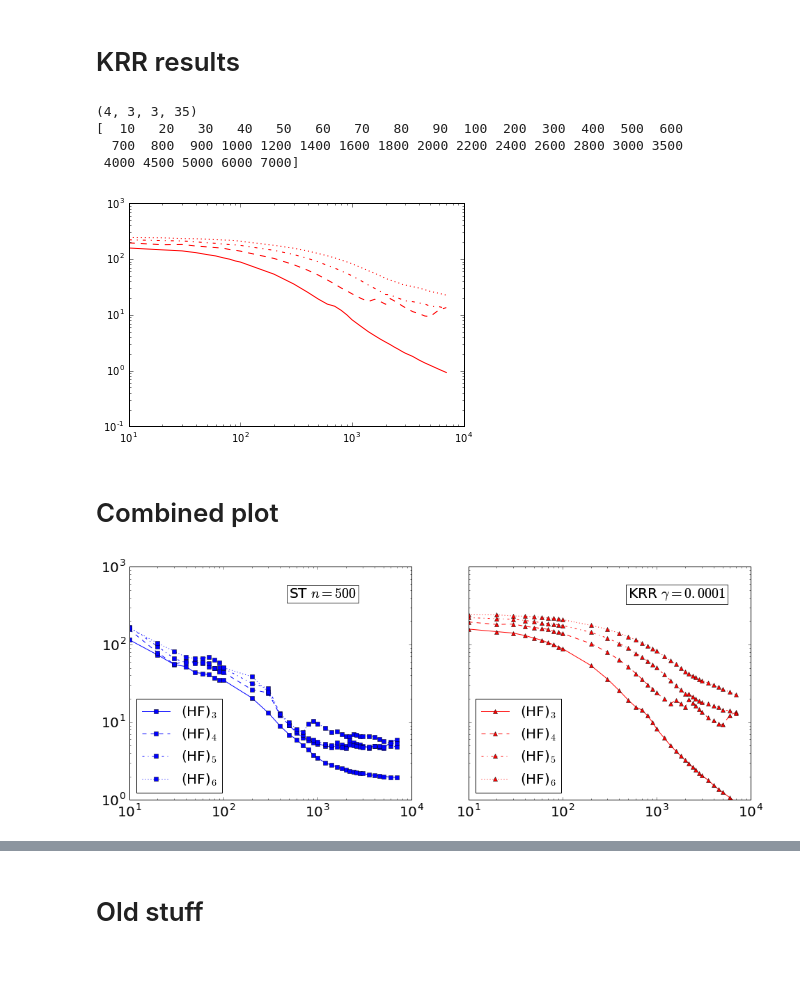
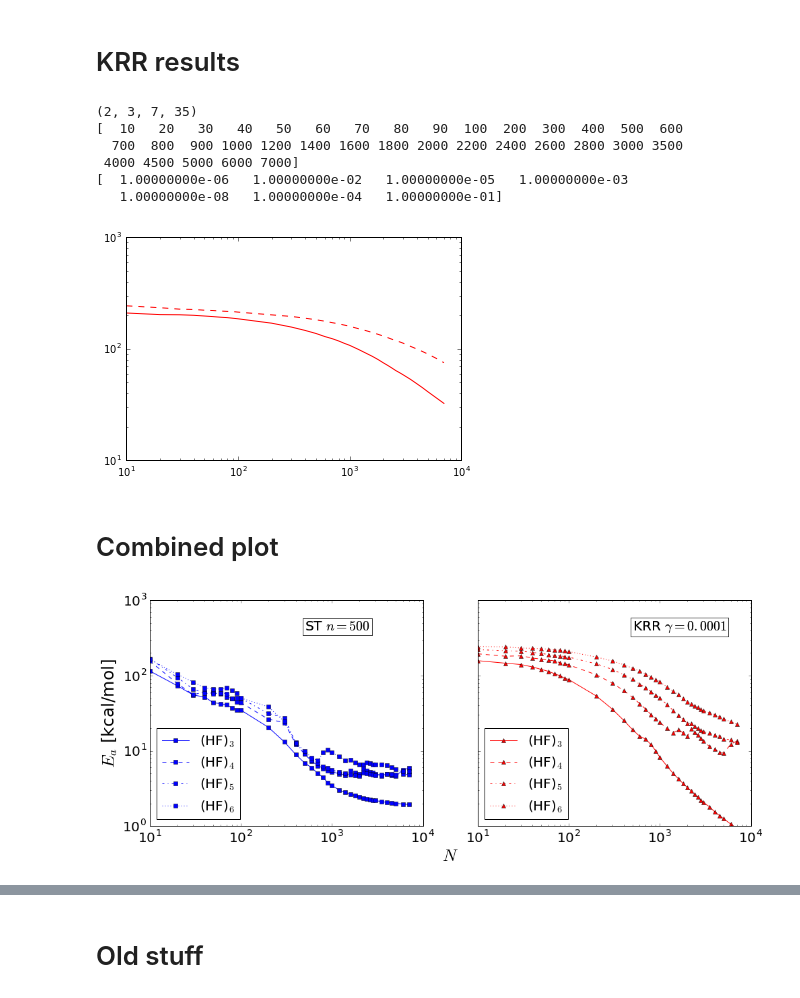
Before and after one commit to SamKChang/QM_wavelet, a Jupyter notebook: 04_HFn_10k/HFn_krr_analysis.ipynb, the cells around one changed output, grey strips where cells are left out. Drawn from its saved outputs; the diff is of its cells as text; code cells hidden in the pictures; blank space fills up the shorter version.

```diff
--- a/04_HFn_10k/HFn_krr_analysis.ipynb
+++ b/04_HFn_10k/HFn_krr_analysis.ipynb
@@ -30,18 +30,22 @@ plt.yscale('log')
 # %% [markdown]
 # KRR results
 # %%
-data_krr = np.load('HFn_krr_score.npz')
+#data_krr = np.load('HFn_krr_score.npz')
+data_krr = np.load('HFn_krr_score_fineGamma.npz')
 ks_all = data_krr['score'].mean(-1)
 x = data_krr['n_samples']
 
 print ks_all.shape
 x = range(10,100,10) + range(100, 1000, 100)
 print data_krr['n_samples']
+print data_krr['gammas']
 # %% [output]
-(4, 3, 3, 35)
+(2, 3, 7, 35)
 [  10   20   30   40   50   60   70   80   90  100  200  300  400  500  600
   700  800  900 1000 1200 1400 1600 1800 2000 2200 2400 2600 2800 3000 3500
  4000 4500 5000 6000 7000]
+[  1.00000000e-06   1.00000000e-02   1.00000000e-05   1.00000000e-03
+   1.00000000e-08   1.00000000e-04   1.00000000e-01]
 # %%
 ls = ['-', '--', '-.', ':']
 for i in range(len(ks_all)):
@@ -51,33 +55,36 @@ for i in range(len(ks_all)):
 plt.xscale('log')
 plt.yscale('log')
 # %% [output]
-[figure, old version]
+[figure, new version]
 # %% [markdown]
 # Combined plot
 # %%
 ls = ['-', '--', '-.', ':']
 labels = ['(HF)$_3$','(HF)$_4$','(HF)$_5$','(HF)$_6$']
 
 def method_plot(ax, x, y, color ,text, marker):
     ax.plot(x, y, color=color, ls=ls[i], label=labels[i], marker=marker)
     ax.text(500, 400, text, fontsize=20,
         bbox={'facecolor':'white', 'alpha':0.5, 'pad':3})
     ax.legend(loc=3, fontsize=20, numpoints=1)
     ax.tick_params(labelsize=20)
 
 f, axarr = plt.subplots(1, 2, figsize=(16,6), sharex=True, sharey=True)
 for i in range(len(st)):
     score = st[i]
     method_plot(axarr[0], data['n_samples'][:35], score[-1], 'b', 'ST $n=500$', 's')
 
 for i in range(len(ks_all)):
     score = ks_all[i]
     method_plot(axarr[1], data_krr['n_samples'], score[0][1], 'r', 'KRR $\gamma=0.0001$', '^')
 
+axarr[0].set_xlabel(r'$N$', fontsize=25, x=1.1)
+axarr[0].set_ylabel(r'$E_a$ [kcal/mol]', fontsize=25)
+
 plt.xscale('log')
 plt.yscale('log')
 # %% [output]
-[figure, old version]
+[figure, new version]
 # %%
 labels = ['(HF)$_3$','(HF)$_4$','(HF)$_5$','(HF)$_6$']
 
```
Also changed, not shown: parts of 1 cell of this notebook.
